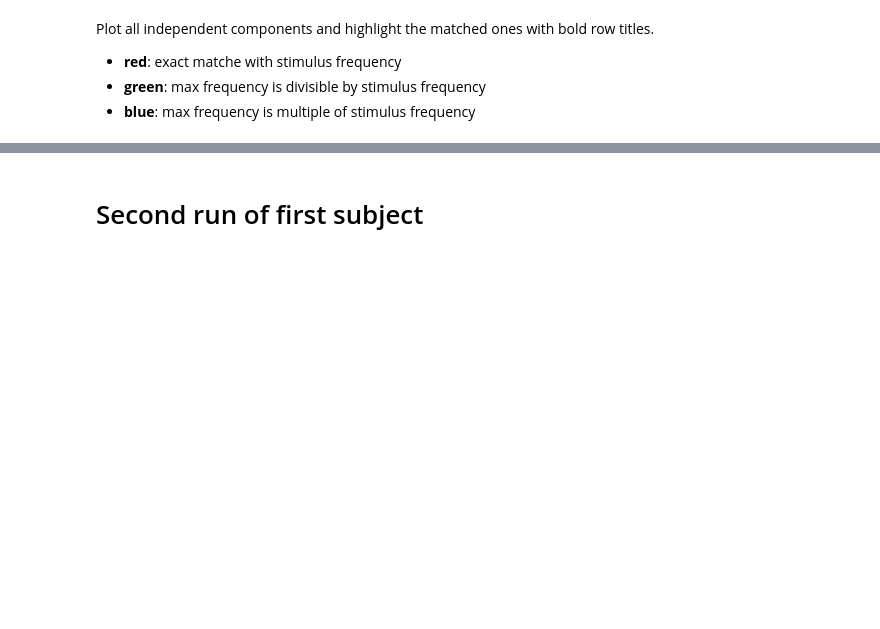
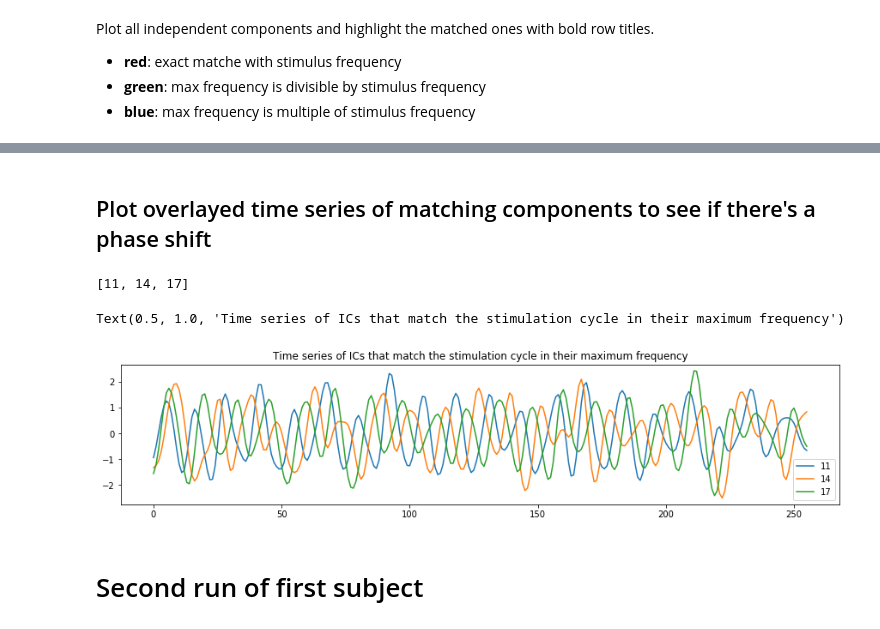
Before and after one commit to oliver-contier/somato_align, a Jupyter notebook: ica/melodic/plot_timeseries_runwise.ipynb, the cells around one changed output, grey strips where cells are left out. Drawn from its saved outputs; the diff is of its cells as text; code cells hidden in the pictures; blank space fills up the shorter version.

```diff
--- a/ica/melodic/plot_timeseries_runwise.ipynb
+++ b/ica/melodic/plot_timeseries_runwise.ipynb
@@ -130,3 +126,25 @@ print(maxpower)
+# %% [markdown]
+## Plot overlayed time series of matching components to see if there's a phase shift
+# %%
+exact_comps
+# %% [output]
+[11, 14, 17]
+# %%
+plt.figure(figsize=(15,3))
+# only iterate through indices of matching components
+for comp_id in exact_comps:
+    # load time series file output from melodic
+    tsfile = pjoin(melodic_outdir_s1, 'report/t%i.txt' % (comp_id+1))
+    ts_arr = np.loadtxt(tsfile)
+    # calculate powerspectrum
+    frequencies, powerdensities = periodogram(ts_arr, fs=.5)
+    # plot ts and powerspectrum
+    g = sns.lineplot(y=ts_arr, x=range(len(ts_arr)))
+plt.legend([str(comp) for comp in exact_comps])
+plt.title('Time series of ICs that match the stimulation cycle in their maximum frequency')
+# %% [output]
+Text(0.5, 1.0, 'Time series of ICs that match the stimulation cycle in their maximum frequency')
+[figure, added]
 # %% [markdown]
 # Second run of first subject
 # %%
```
Also changed, not shown: parts of 13 cells of this notebook, 5 other files.
